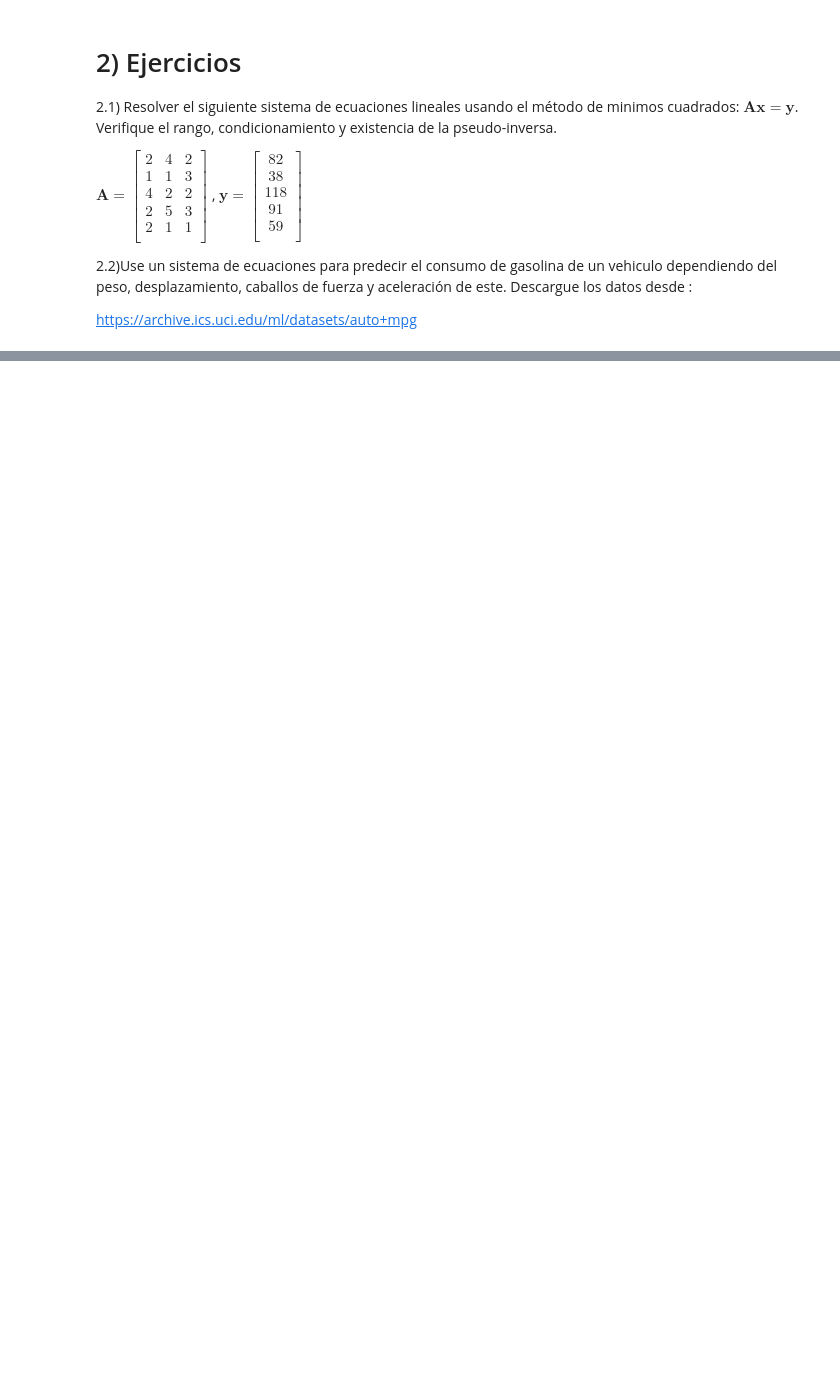
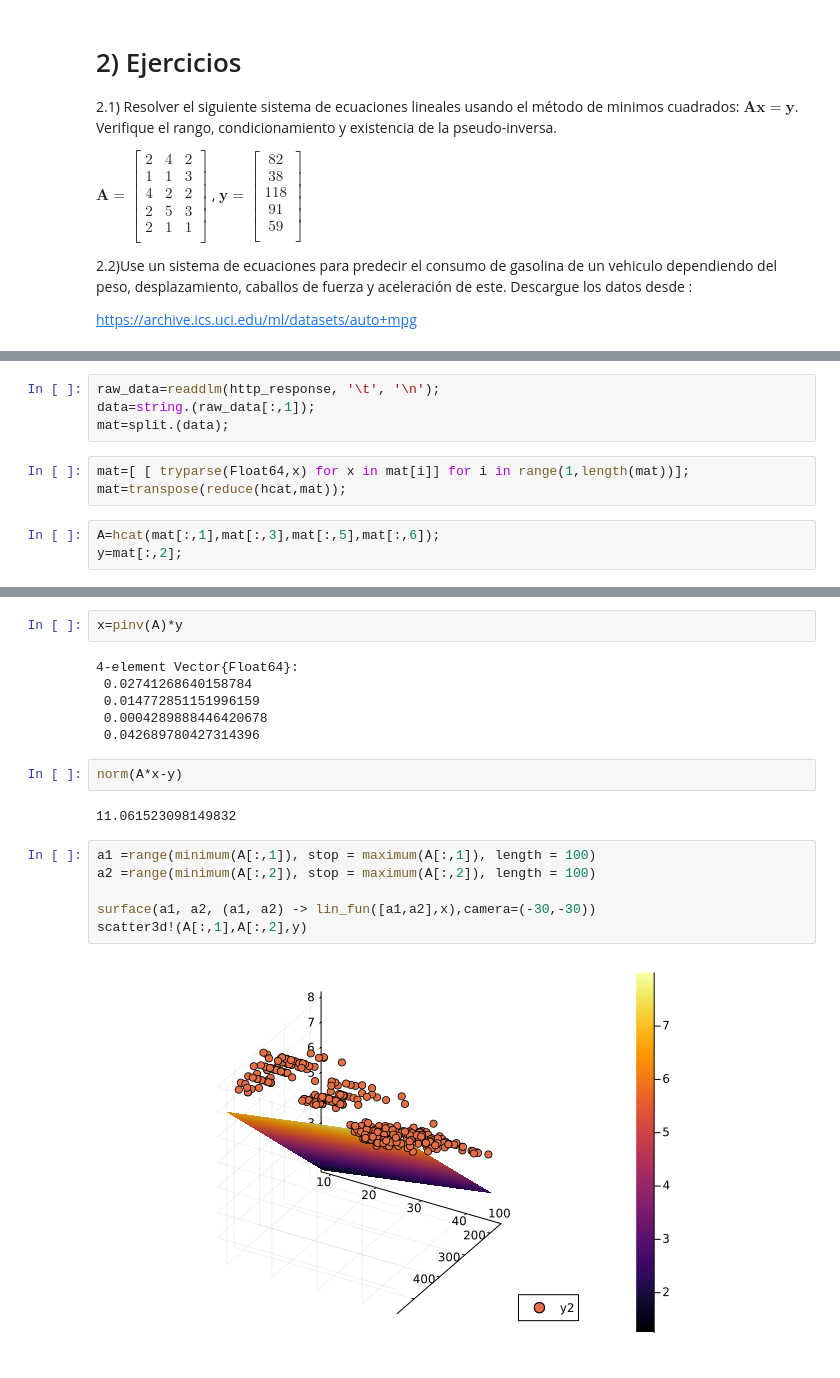
Before and after one commit to sherna90/computacion_numerica, a Jupyter notebook: 8-Minimos_cuadrados.ipynb, the cells around one changed output, grey strips where cells are left out. Cells and saved outputs as stored; diff of their text form; blank space fills up the shorter version.

```diff
--- a/8-Minimos_cuadrados.ipynb
+++ b/8-Minimos_cuadrados.ipynb
@@ -100,0 +173,10 @@ file=Downloads.download("https://archive.ics.uci.edu/ml/machine-learning-databas
+# %%
+raw_data=readdlm(http_response, '\t', '\n');
+data=string.(raw_data[:,1]);
+mat=split.(data);
+# %%
+mat=[ [ tryparse(Float64,x) for x in mat[i]] for i in range(1,length(mat))];
+mat=transpose(reduce(hcat,mat));
+# %%
+A=hcat(mat[:,1],mat[:,3],mat[:,5],mat[:,6]);
+y=mat[:,2];
@@ -100,0 +187,20 @@ file=Downloads.download("https://archive.ics.uci.edu/ml/machine-learning-databas
+# %%
+x=pinv(A)*y
+# %% [output]
+4-element Vector{Float64}:
+ 0.02741268640158784
+ 0.014772851151996159
+ 0.0004289888446420678
+ 0.042689780427314396
+# %%
+norm(A*x-y)
+# %% [output]
+11.061523098149832
+# %%
+a1 =range(minimum(A[:,1]), stop = maximum(A[:,1]), length = 100)
+a2 =range(minimum(A[:,2]), stop = maximum(A[:,2]), length = 100)
+
+surface(a1, a2, (a1, a2) -> lin_fun([a1,a2],x),camera=(-30,-30))
+scatter3d!(A[:,1],A[:,2],y)
+# %% [output]
+[figure, added]
```
Also changed, not shown: parts of 19 cells of this notebook.
